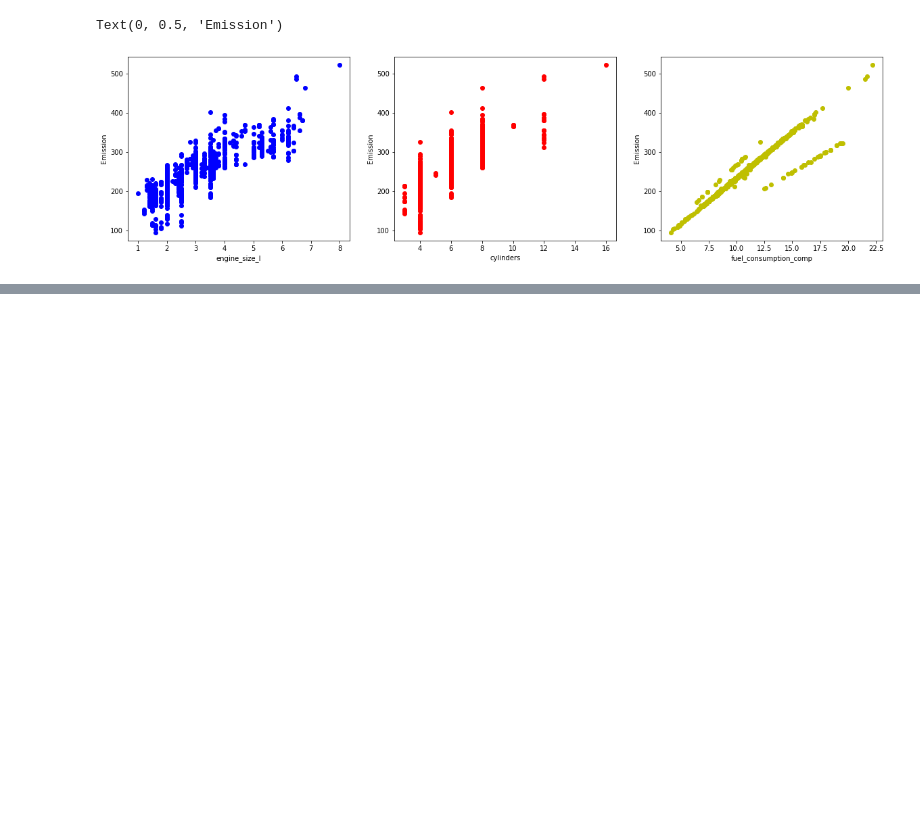
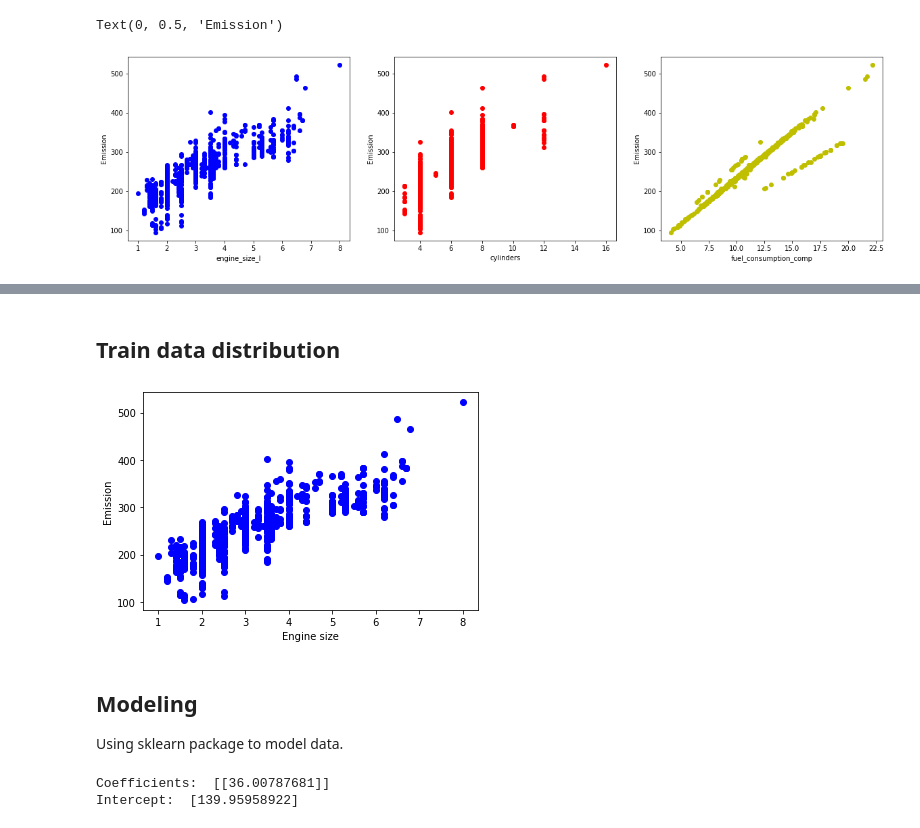
Before and after one commit to malmusfer/fuel_consumption_Regression_Modeling, a Jupyter notebook: fuel_consumption.ipynb, the cells around one changed output, grey strips where cells are left out. Saved outputs shown, nothing was run; the diff lists cells and outputs as text; code cells hidden in the pictures; blank space fills up the shorter version.

Commit message:
Perform the single linear regression

```diff
--- a/fuel_consumption.ipynb
+++ b/fuel_consumption.ipynb
@@ -150,4 +154,7 @@ Data columns (total 14 columns):
  13  smog_rating                1050 non-null   float64
 dtypes: float64(9), object(5)
 memory usage: 143.2+ KB
+# %%
+#lets drop the Nan value for better performing the regression
+df3= df2.dropna()
 # %% [markdown]
@@ -169,7 +176,7 @@ df2.describe()
 # %% [markdown]
 Lets select some features to explore more.
 # %%
-cdf = df2[['engine_size_l','cylinders','fuel_consumption_comp','co2_emissions']]
+cdf = df3[['engine_size_l','cylinders','fuel_consumption_comp','co2_emissions']]
 cdf.head()
 # %% [output]
 |  | engine_size_l | cylinders | fuel_consumption_comp | co2_emissions |
@@ -212,0 +228,4 @@ Text(0, 0.5, 'Emission')
+# %%
+msk = np.random.rand(len(df3)) < 0.8
+train = cdf[msk]
+test = cdf[~msk]
@@ -212,0 +235,24 @@ Text(0, 0.5, 'Emission')
+# %% [markdown]
+## Train data distribution
+# %%
+plt.scatter(train.engine_size_l, train.co2_emissions,  color='blue')
+plt.xlabel("Engine size")
+plt.ylabel("Emission")
+plt.show()
+# %% [output]
+[figure, added]
+# %% [markdown]
+## Modeling
+Using sklearn package to model data.
+# %%
+from sklearn import linear_model
+regr = linear_model.LinearRegression()
+train_x = np.asanyarray(train[['engine_size_l']])
+train_y = np.asanyarray(train[['co2_emissions']])
+regr.fit(train_x, train_y)
+# The coefficients
+print ('Coefficients: ', regr.coef_)
+print ('Intercept: ',regr.intercept_)
+# %% [output]
+Coefficients:  [[36.00787681]]
+Intercept:  [139.95958922]
```
Also changed, not shown: parts of 14 cells of this notebook.
